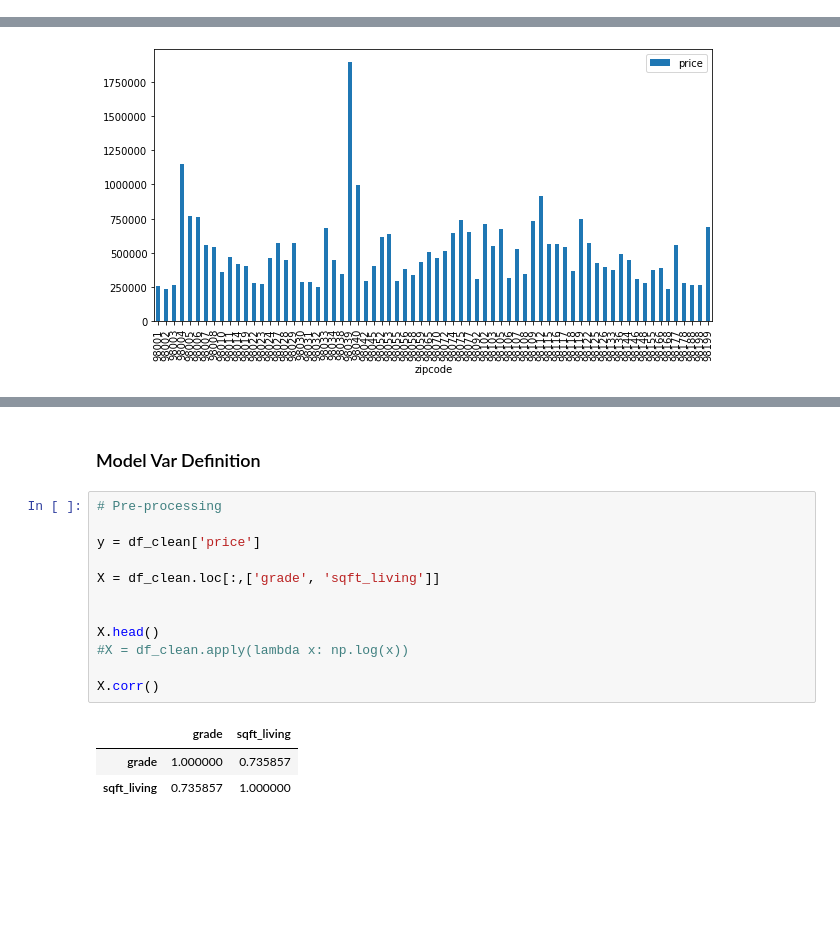
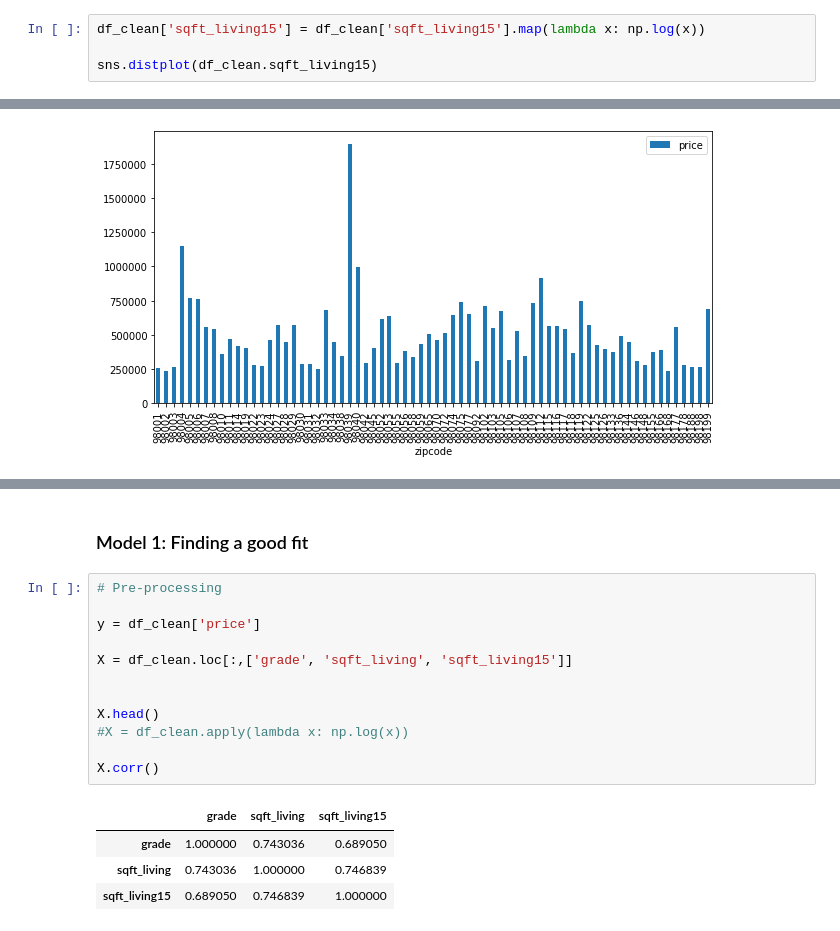
Before and after one commit to nismotie/Analysis-of-Seattle-Housing-Data, a Jupyter notebook: Aroa_yeo.ipynb, the cells around one changed output, grey strips where cells are left out. Saved outputs shown, nothing was run; the diff lists cells and outputs as text; blank space fills up the shorter version.

Commit message:
regression model update

```diff
--- a/Aroa_yeo.ipynb
+++ b/Aroa_yeo.ipynb
@@ -149,0 +165,4 @@ sns.distplot(df_clean.sqft_living)
+# %%
+df_clean['sqft_living15'] = df_clean['sqft_living15'].map(lambda x: np.log(x))
+
+sns.distplot(df_clean.sqft_living15)
@@ -173,21 +183,22 @@ group1.plot.bar(y='price', figsize=(10,5))
-# %% [markdown]
-### Model Var Definition
+# %% [markdown]
+### Model 1: Finding a good fit
 # %%
 # Pre-processing
 
 y = df_clean['price']
 
-X = df_clean.loc[:,['grade', 'sqft_living']]
+X = df_clean.loc[:,['grade', 'sqft_living', 'sqft_living15']]
 
 
 X.head()
 #X = df_clean.apply(lambda x: np.log(x))
 
 X.corr()
 # %% [output]
-|  | grade | sqft_living |
-| grade | 1.000000 | 0.735857 |
-| sqft_living | 0.735857 | 1.000000 |
+|  | grade | sqft_living | sqft_living15 |
+| grade | 1.000000 | 0.743036 | 0.689050 |
+| sqft_living | 0.743036 | 1.000000 | 0.746839 |
+| sqft_living15 | 0.689050 | 0.746839 | 1.000000 |
 # %%
 # Setting up the LEARNER
 X = sm.add_constant(X) #x is sqft_living
```
Also changed, not shown: parts of 31 cells of this notebook.
